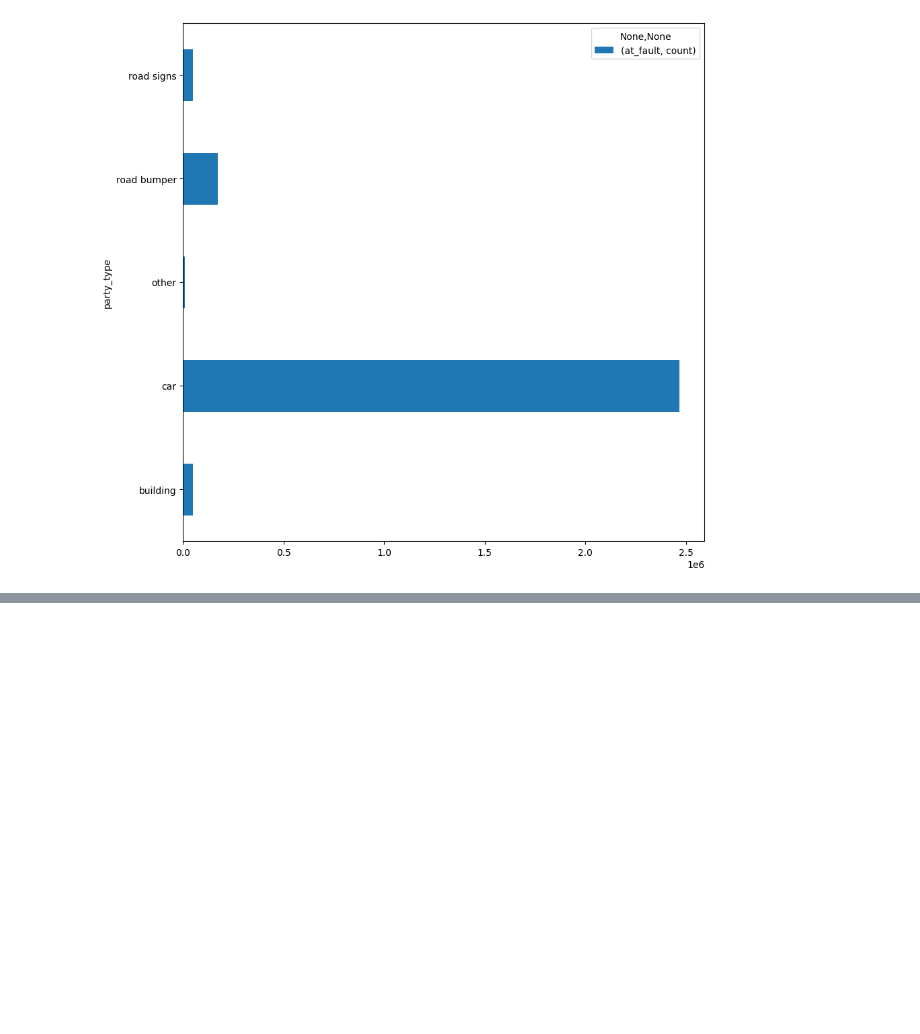
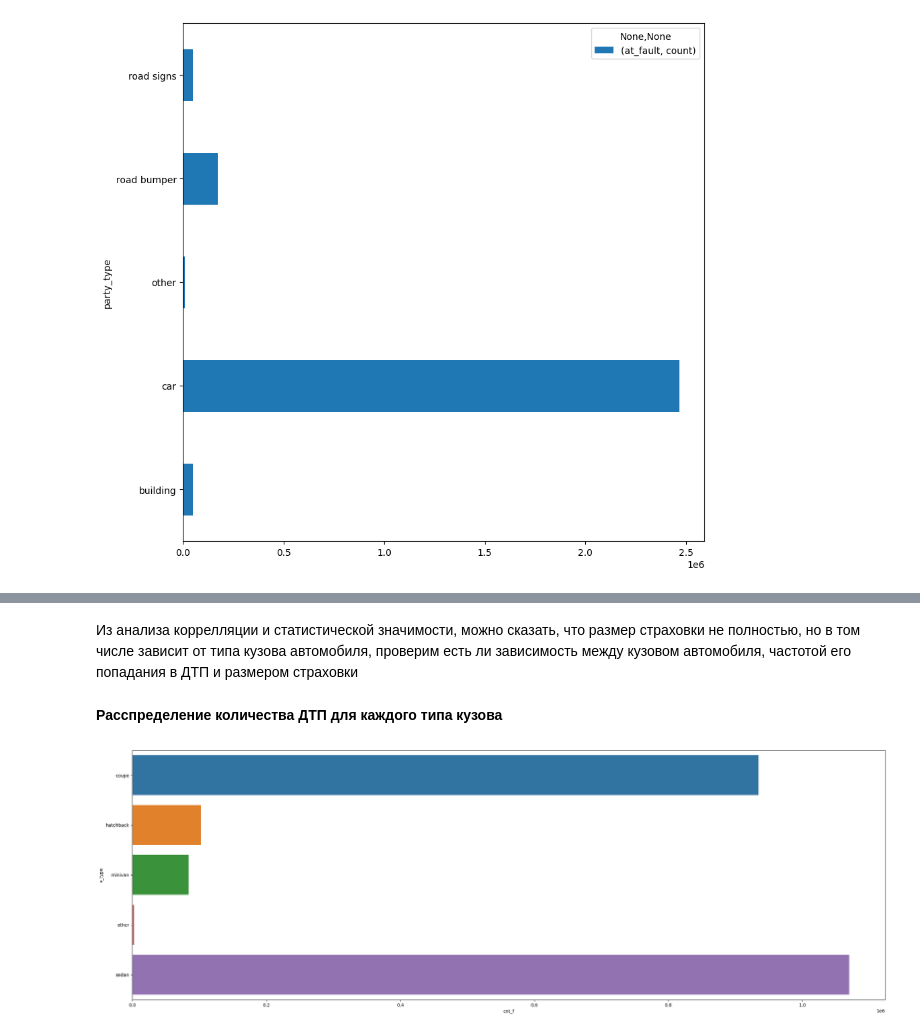
Before and after one commit to SergeyDolin/Road-Accident, a Jupyter notebook: RoadАccident.ipynb, the cells around one changed output, grey strips where cells are left out. Saved outputs shown, nothing was run; the diff lists cells and outputs as text; code cells hidden in the pictures; blank space fills up the shorter version.

```diff
--- a/RoadАccident.ipynb
+++ b/RoadАccident.ipynb
@@ -487,0 +567,29 @@ group_party_type
+# %% [markdown]
+Из анализа коррелляции и статистической значимости, можно сказать, что размер страховки не полностью, но в том числе зависит от типа кузова автомобиля, проверим есть ли зависимость между кузовом автомобиля, частотой его попадания в ДТП и размером страховки
+# %%
+sql_parties = """
+WITH car AS (SELECT p.at_fault AS fault,
+                    p.insurance_premium AS insurance,
+                    v.vehicle_type AS v_type,
+                    v.vehicle_transmission AS v_transmission,
+                    v.vehicle_age AS age
+            FROM parties AS p
+            INNER JOIN vehicles AS v ON p.case_id = v.case_id)
+SELECT v_type,
+        insurance,
+       COUNT(fault) OVER(PARTITION BY v_type) AS cnt_f,
+       SUM(insurance) OVER(PARTITION BY v_type) AS sum_i
+FROM car
+"""
+
+df = pd.read_sql_query(sql_parties, con=engine)
+# %%
+df = df.drop_duplicates().reset_index(drop=True)
+df = df.fillna(0)
+# %% [markdown]
+**Расспределение количества ДТП для каждого типа кузова**
+# %%
+f, ax = plt.subplots(figsize=(30, 10))
+sns.barplot(data=df, y='v_type', x='cnt_f', ax=ax);
+# %% [output]
+[figure, added]
```
Also changed, not shown: parts of 22 cells of this notebook.
